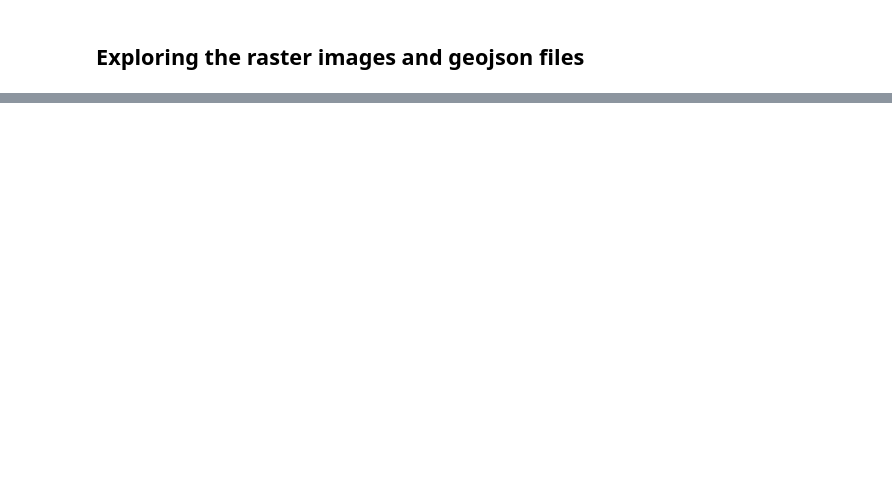
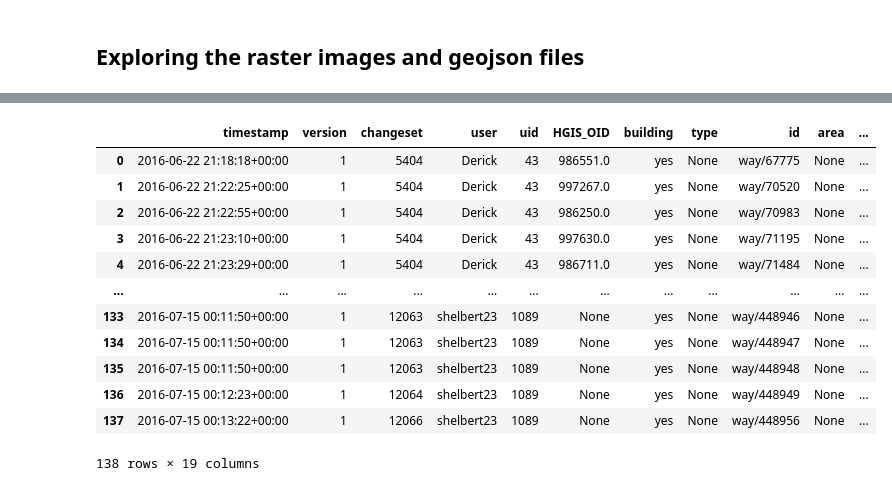
Before and after one commit to ThinkOcean-India-Research/asdi-hackathon, a Jupyter notebook: building-detection/create_masks.ipynb, the cells around one changed output, grey strips where cells are left out. Drawn from its saved outputs; the diff is of its cells as text; code cells hidden in the pictures; blank space fills up the shorter version.

```diff
--- a/building-detection/create_masks.ipynb
+++ b/building-detection/create_masks.ipynb
@@ -49,0 +50,18 @@ Shape: (406, 438, 3)
+# %%
+# geojson
+geojson_data = gpd.read_file(f'{GEOJSON_PATH}/Geo_{filename}.geojson')
+geojson_data
+# %% [output]
+|  | timestamp | version | changeset | user | uid | HGIS_OID | building | type | id | area | ... |
+| 0 | 2016-06-22 21:18:18+00:00 | 1 | 5404 | Derick | 43 | 986551.0 | yes | None | way/67775 | None | ... |
+| 1 | 2016-06-22 21:22:25+00:00 | 1 | 5404 | Derick | 43 | 997267.0 | yes | None | way/70520 | None | ... |
+| 2 | 2016-06-22 21:22:55+00:00 | 1 | 5404 | Derick | 43 | 986250.0 | yes | None | way/70983 | None | ... |
+| 3 | 2016-06-22 21:23:10+00:00 | 1 | 5404 | Derick | 43 | 997630.0 | yes | None | way/71195 | None | ... |
+| 4 | 2016-06-22 21:23:29+00:00 | 1 | 5404 | Derick | 43 | 986711.0 | yes | None | way/71484 | None | ... |
+| ... | ... | ... | ... | ... | ... | ... | ... | ... | ... | ... | ... |
+| 133 | 2016-07-15 00:11:50+00:00 | 1 | 12063 | shelbert23 | 1089 | None | yes | None | way/448946 | None | ... |
+| 134 | 2016-07-15 00:11:50+00:00 | 1 | 12063 | shelbert23 | 1089 | None | yes | None | way/448947 | None | ... |
+| 135 | 2016-07-15 00:11:50+00:00 | 1 | 12063 | shelbert23 | 1089 | None | yes | None | way/448948 | None | ... |
+| 136 | 2016-07-15 00:12:23+00:00 | 1 | 12064 | shelbert23 | 1089 | None | yes | None | way/448949 | None | ... |
+| 137 | 2016-07-15 00:13:22+00:00 | 1 | 12066 | shelbert23 | 1089 | None | yes | None | way/448956 | None | ... |
+138 rows × 19 columns
```
Also changed, not shown: parts of 8 cells of this notebook, 1 other file.
